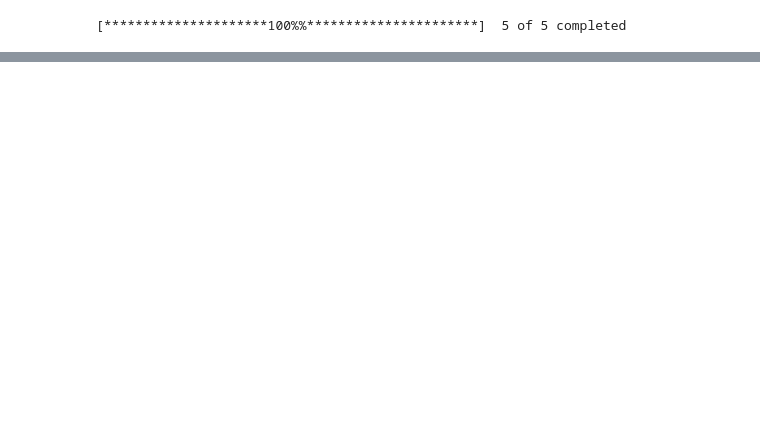
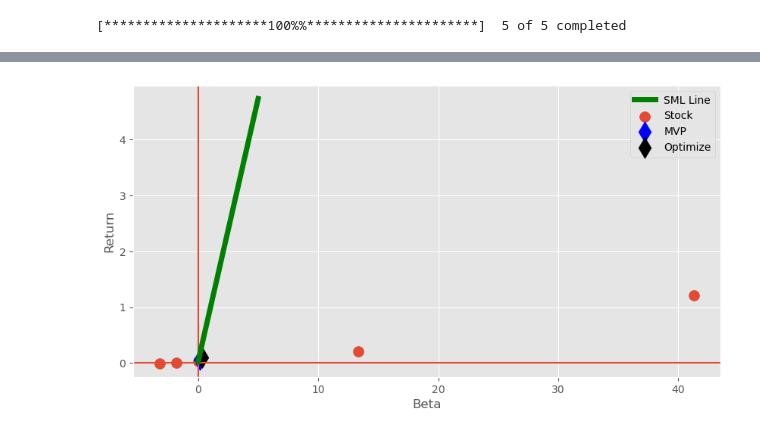
Before and after one commit to ja-newman/mpt_structuring_tool, a Jupyter notebook: mpt_structuring_tool.ipynb, the cells around one changed output, grey strips where cells are left out. Saved outputs shown, nothing was run; the diff lists cells and outputs as text; code cells hidden in the pictures; blank space fills up the shorter version.

```diff
--- a/mpt_structuring_tool.ipynb
+++ b/mpt_structuring_tool.ipynb
@@ -46,0 +176,3 @@ clean_stock_data.head(), clean_ftse_data.head()
+# %%
+market_beta = (market_return_mean * 252 - risk_free_rate) / market_return.std()
+market_beta
@@ -46,0 +182,4 @@ clean_stock_data.head(), clean_ftse_data.head()
+# %%
+stock_beta = (stock_return.mean() * 252 - risk_free_rate) / stock_return.std()
+stock_beta_end = pd.DataFrame(stock_beta, columns=["Beta"])
+stock_beta_end
@@ -46,0 +193,4 @@ clean_stock_data.head(), clean_ftse_data.head()
+# %%
+asset_return_end = pd.DataFrame(asset_return * 252, columns=["Return"])
+asset_end = pd.concat([stock_beta_end, asset_return_end], axis=1)
+asset_end
@@ -46,0 +204,19 @@ clean_stock_data.head(), clean_ftse_data.head()
+# %%
+sml_slope = market_return_annual / market_beta
+# %%
+plt.figure(figsize=(10, 5))
+plt.axvline(0)
+plt.axhline(0)
+x1 = np.linspace(0, 5, 256)
+y1 = risk_free_rate + x1 * float(sml_slope)
+plt.plot(x1, y1, color="g", linewidth=5, label="SML Line")
+plt.scatter(asset_end["Beta"], asset_end["Return"], marker="o", s=100, label="Stock")
+plt.scatter(0.130758,0.056586,color='b',marker='d',s=200,label='MVP')
+plt.scatter(0.315409,0.09962,color='k',marker='d',s=200,label='Optimize')
+plt.grid(True)
+plt.xlabel('Beta')
+plt.ylabel('Return')
+plt.legend()
+plt.show()
+# %% [output]
+[figure, added]
```
Also changed, not shown: parts of 19 cells of this notebook, 5 other files.
